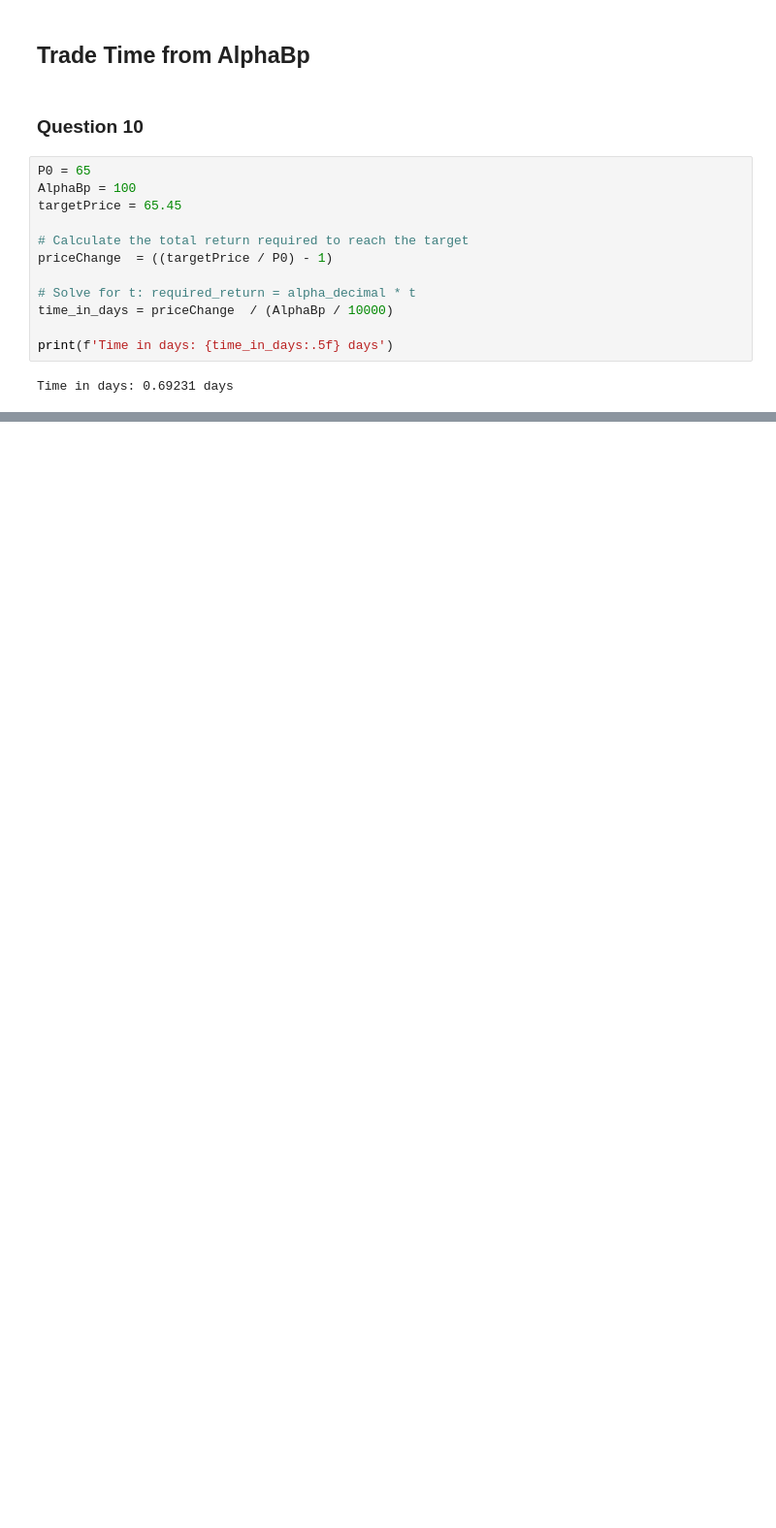
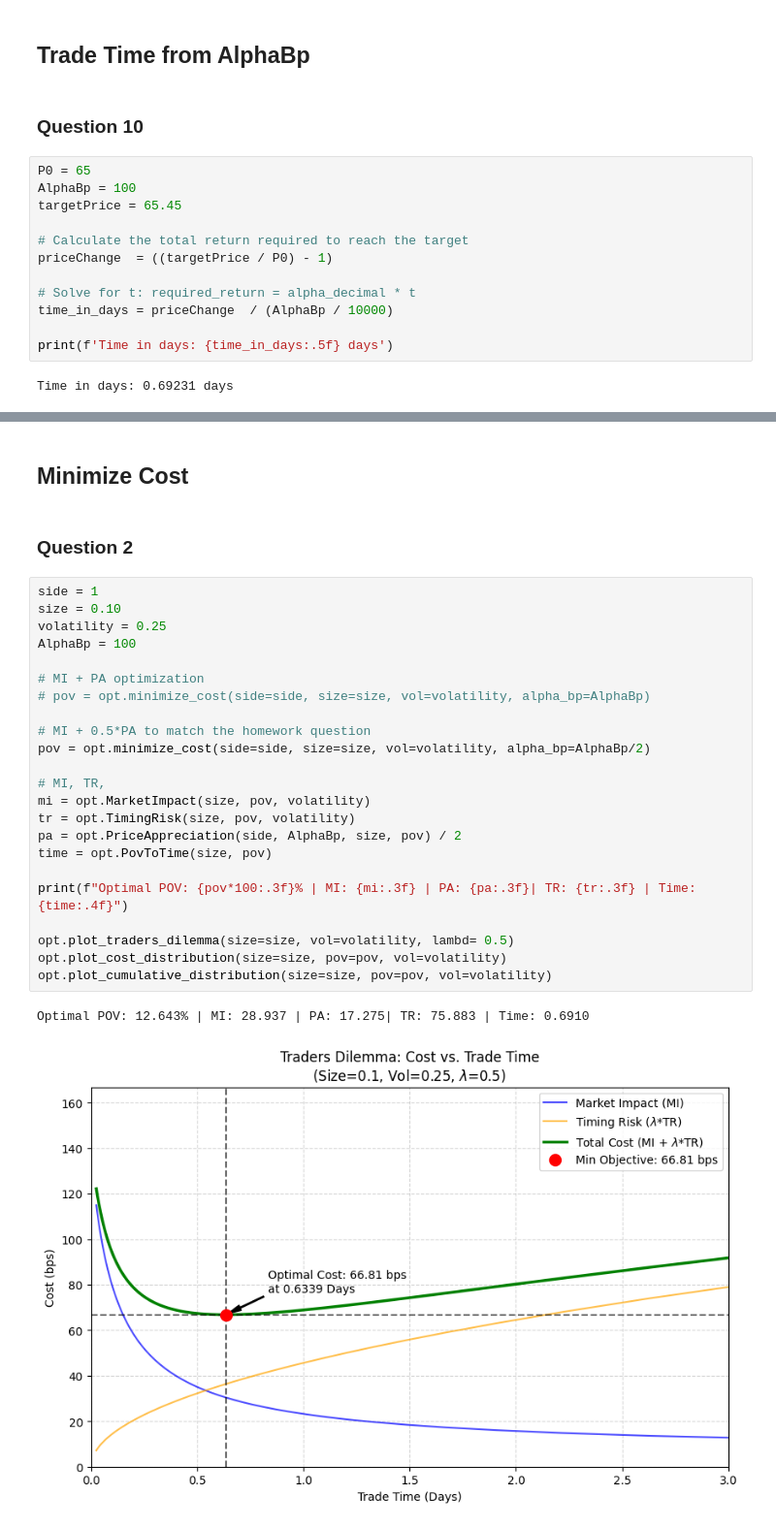
Before and after one commit to aruvins/Algorithm-Trading-Homework, a Jupyter notebook: Algo_Calc_Pre_Trade.ipynb, the cells around one changed output, grey strips where cells are left out. Shown at 97% size. Drawn from its saved outputs; the diff is of its cells as text; blank space fills up the shorter version.

```diff
--- a/Algo_Calc_Pre_Trade.ipynb
+++ b/Algo_Calc_Pre_Trade.ipynb
@@ -362,0 +649,30 @@ Time in days: 0.69231 days
+# %% [markdown]
+## Minimize Cost
+# %% [markdown]
+### Question 2
+# %%
+side = 1
+size = 0.10
+volatility = 0.25
+AlphaBp = 100
+
+# MI + PA optimization
+# pov = opt.minimize_cost(side=side, size=size, vol=volatility, alpha_bp=AlphaBp)
+
+# MI + 0.5*PA to match the homework question
+pov = opt.minimize_cost(side=side, size=size, vol=volatility, alpha_bp=AlphaBp/2)
+
+# MI, TR,
+mi = opt.MarketImpact(size, pov, volatility)
+tr = opt.TimingRisk(size, pov, volatility)
+pa = opt.PriceAppreciation(side, AlphaBp, size, pov) / 2
+time = opt.PovToTime(size, pov)
+
+print(f"Optimal POV: {pov*100:.3f}% | MI: {mi:.3f} | PA: {pa:.3f}| TR: {tr:.3f} | Time: {time:.4f}")
+
+opt.plot_traders_dilemma(size=size, vol=volatility, lambd= 0.5)
+opt.plot_cost_distribution(size=size, pov=pov, vol=volatility)
+opt.plot_cumulative_distribution(size=size, pov=pov, vol=volatility)
+# %% [output]
+Optimal POV: 12.643% | MI: 28.937 | PA: 17.275| TR: 75.883 | Time: 0.6910
+[figure, added]
```
Also changed, not shown: parts of 19 cells of this notebook, 1 other file.
